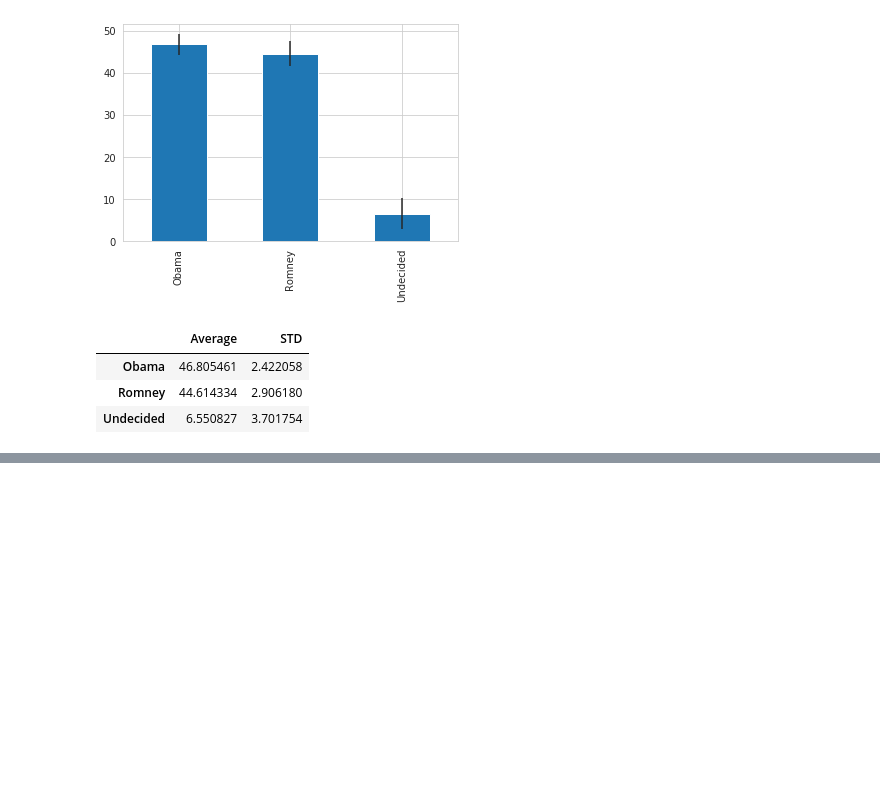
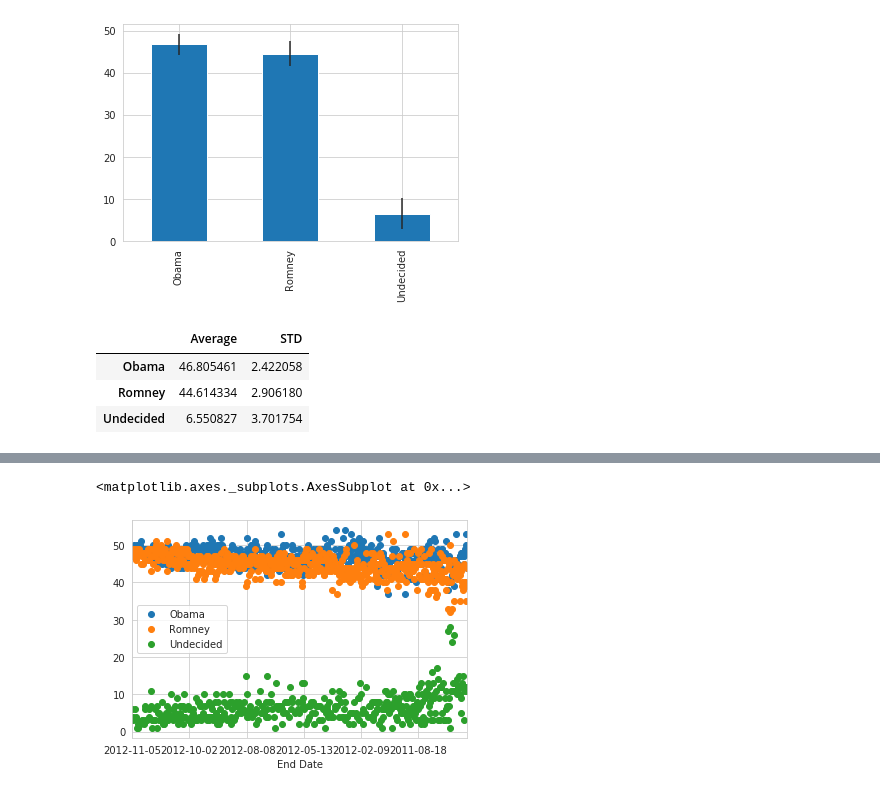
Before and after one commit to kisk0419/Python_learning, a Jupyter notebook: usa_selection.ipynb, the cells around one changed output, grey strips where cells are left out. Cells and saved outputs as stored; diff of their text form; code cells hidden in the pictures; blank space fills up the shorter version.

```diff
--- a/usa_selection.ipynb
+++ b/usa_selection.ipynb
@@ -117,0 +127,5 @@ poll_avg
+# %%
+poll_df.plot(x='End Date', y=['Obama', 'Romney', 'Undecided'], marker='o', linestyle='')
+# %% [output]
+<matplotlib.axes._subplots.AxesSubplot at 0x...>
+[figure, added]
```
Also changed, not shown: parts of 11 cells of this notebook.
